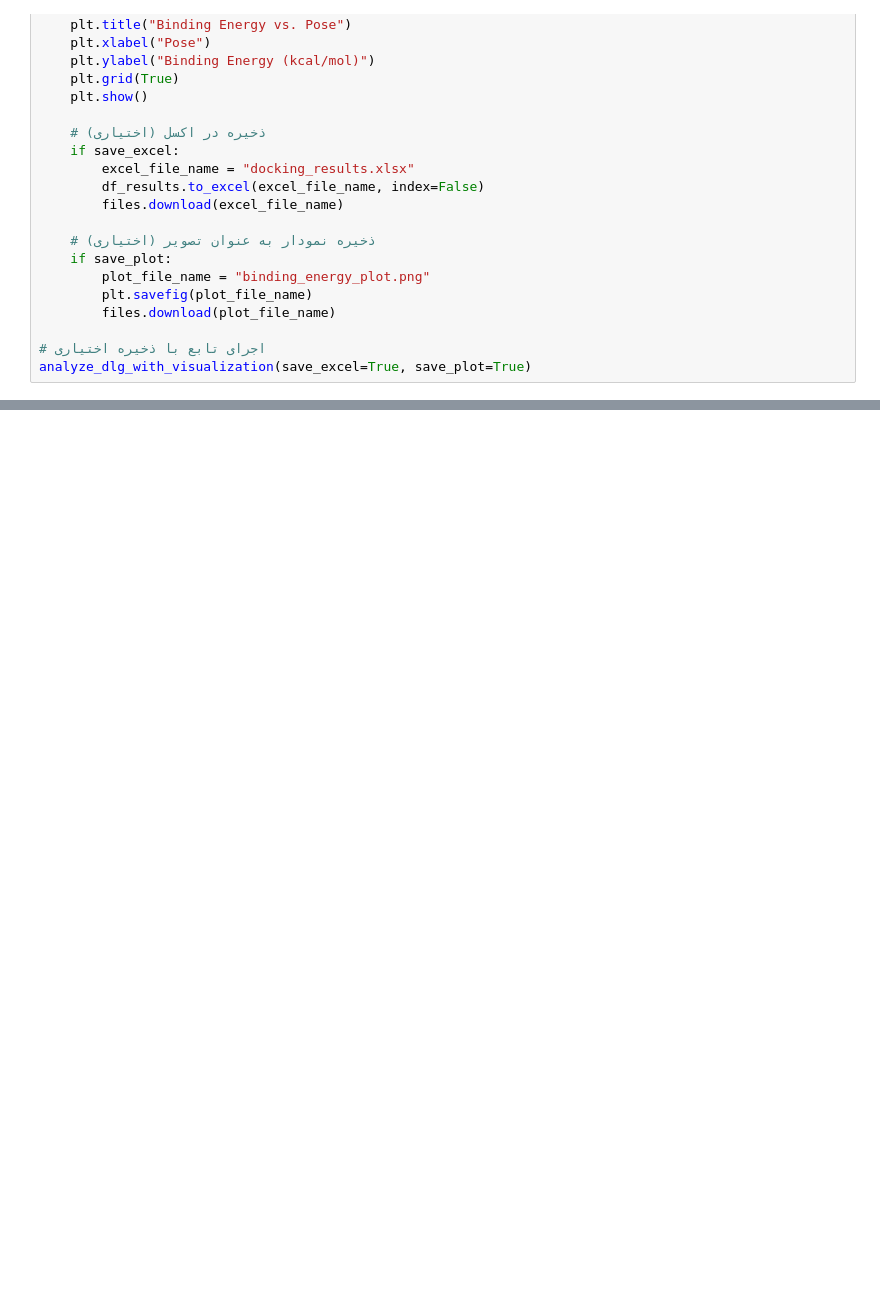
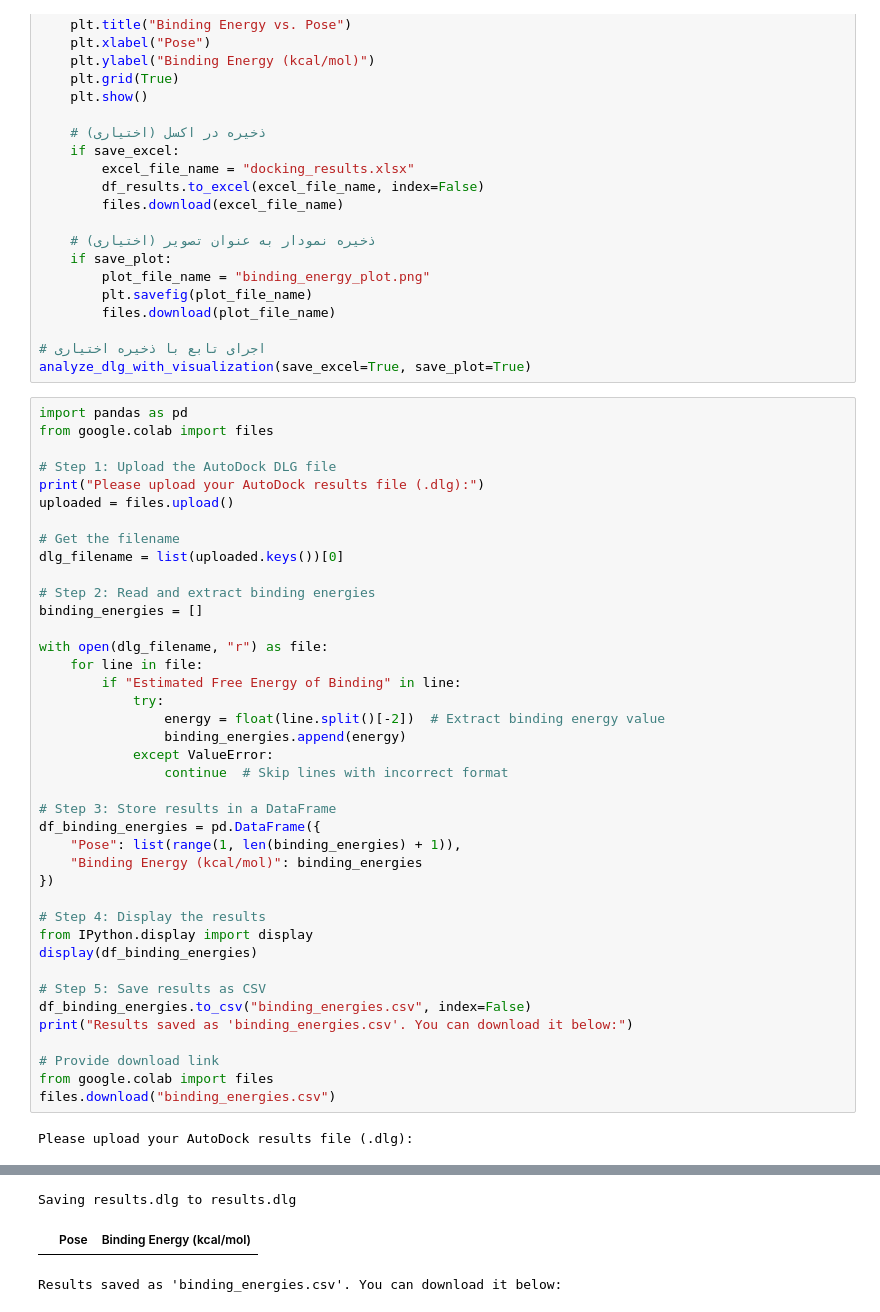
Before and after one commit to piranfar/docking-Analyze, a Jupyter notebook: Dockinganalyze.ipynb, the cells around one changed output, grey strips where cells are left out. Saved outputs shown, nothing was run; the diff lists cells and outputs as text; blank space fills up the shorter version.

```diff
--- a/Dockinganalyze.ipynb
+++ b/Dockinganalyze.ipynb
@@ -71,3 +71,45 @@ def analyze_dlg_with_visualization(save_excel=False, save_plot=False):
 
 # اجرای تابع با ذخیره اختیاری
 analyze_dlg_with_visualization(save_excel=True, save_plot=True)
+# %%
+import pandas as pd
+from google.colab import files
+
+# Step 1: Upload the AutoDock DLG file
+print("Please upload your AutoDock results file (.dlg):")
+uploaded = files.upload()
+
+# Get the filename
+dlg_filename = list(uploaded.keys())[0]
+
+# Step 2: Read and extract binding energies
+binding_energies = []
+
+with open(dlg_filename, "r") as file:
+    for line in file:
+        if "Estimated Free Energy of Binding" in line:
+            try:
+                energy = float(line.split()[-2])  # Extract binding energy value
+                binding_energies.append(energy)
+            except ValueError:
+                continue  # Skip lines with incorrect format
+
+# Step 3: Store results in a DataFrame
+df_binding_energies = pd.DataFrame({
+    "Pose": list(range(1, len(binding_energies) + 1)),
+    "Binding Energy (kcal/mol)": binding_energies
+})
+
+# Step 4: Display the results
+from IPython.display import display
+display(df_binding_energies)
+
+# Step 5: Save results as CSV
+df_binding_energies.to_csv("binding_energies.csv", index=False)
+print("Results saved as 'binding_energies.csv'. You can download it below:")
+
+# Provide download link
+from google.colab import files
+files.download("binding_energies.csv")
+# %% [output]
+Please upload your AutoDock results file (.dlg):
@@ -73,0 +117,3 @@ analyze_dlg_with_visualization(save_excel=True, save_plot=True)
+Saving results.dlg to results.dlg
+|  | Pose | Binding Energy (kcal/mol) |
+Results saved as 'binding_energies.csv'. You can download it below:
```
Also changed, not shown: parts of 2 cells of this notebook.
